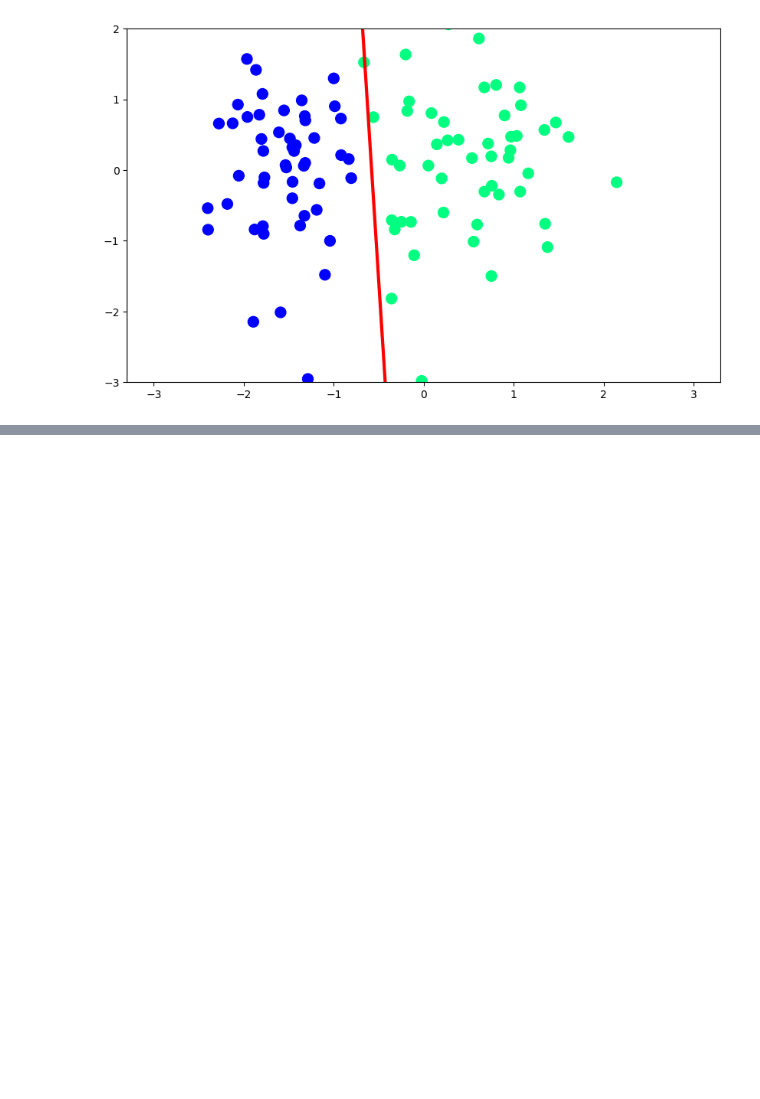
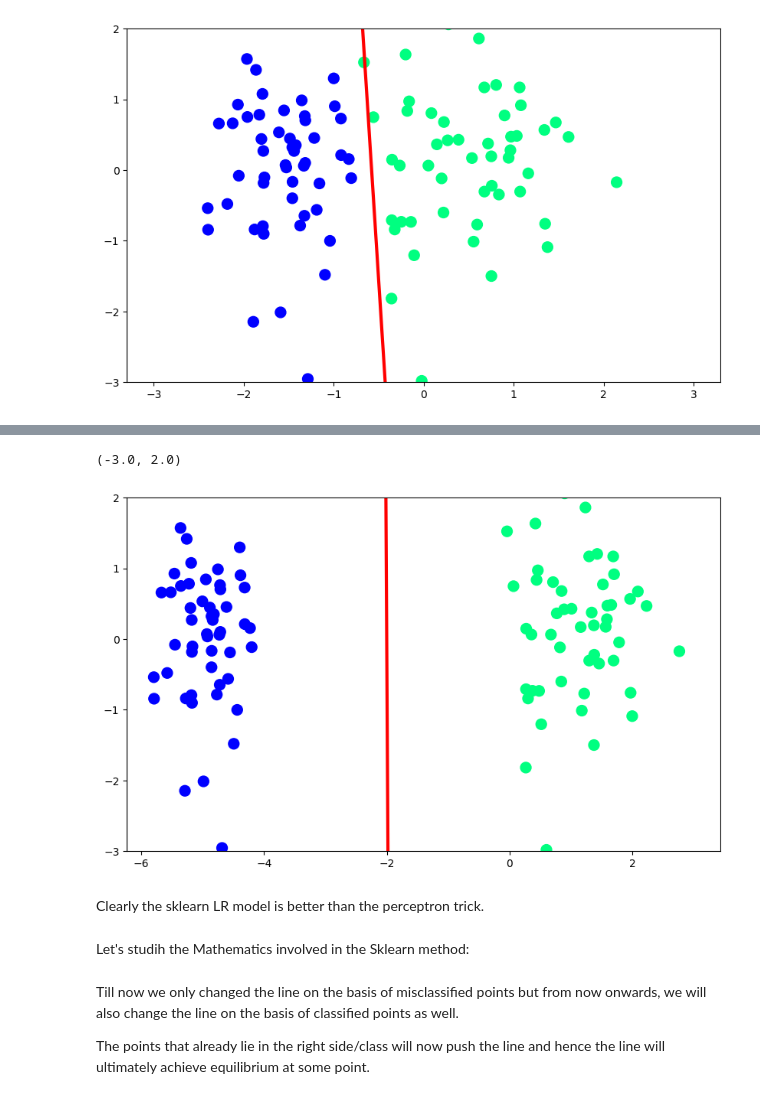
Before and after one commit to anshulkr69/learning-to-make-machine-learn, a Jupyter notebook: 12-Logistic_Regression.ipynb, the cells around one changed output, grey strips where cells are left out. Drawn from its saved outputs; the diff is of its cells as text; code cells hidden in the pictures; blank space fills up the shorter version.

```diff
--- a/12-Logistic_Regression.ipynb
+++ b/12-Logistic_Regression.ipynb
@@ -70,0 +136,24 @@ plt.ylim(-3,2)
+# %%
+from sklearn.linear_model import LogisticRegression
+LR = LogisticRegression()
+LR.fit(X, y)
+m1 = -(LR.coef_[0][0]/LR.coef_[0][1])
+b1 = -(LR.intercept_/LR.coef_[0][1])
+x_input = np.linspace(-3,3,100)
+y_input = m1*x_input + b1
+# %%
+plt.figure(figsize=(10,6))
+plt.plot(x_input,y_input,color='red',linewidth=3)
+plt.scatter(X[:,0],X[:,1],c=y,cmap='winter',s=100)
+plt.ylim(-3,2)
+# %% [output]
+(-3.0, 2.0)
+[figure, added]
+# %% [markdown]
+Clearly the sklearn LR model is better than the perceptron trick.
+# %% [markdown]
+Let's studih the Mathematics involved in the Sklearn method:
+# %% [markdown]
+Till now we only changed the line on the basis of misclassified points but from now onwards, we will also change the line on the basis of classified points as well.
+
+The points that already lie in the right side/class will now push the line and hence the line will ultimately achieve equilibrium at some point.
```
Also changed, not shown: parts of 21 cells of this notebook.
